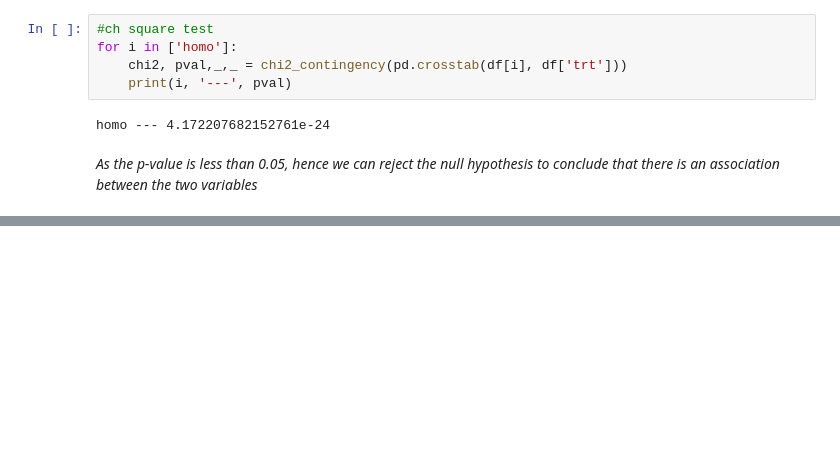
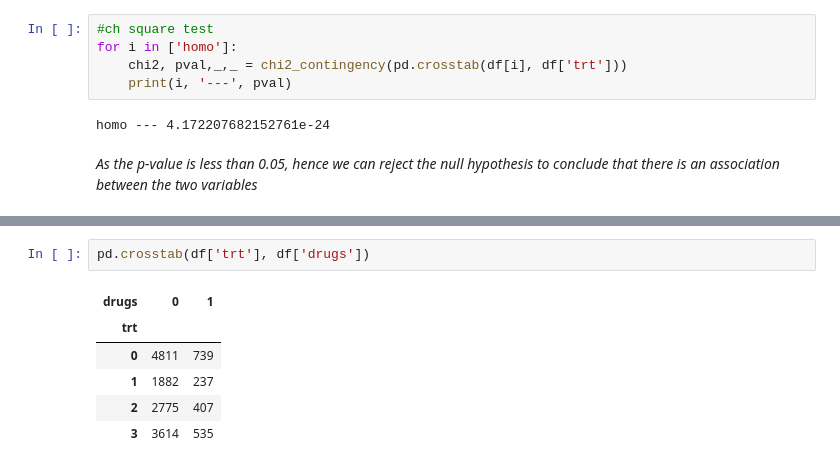
Before and after one commit to NityaVerma19/EDA-AIDS-virus-infection, a Jupyter notebook: eda-insights-on-aids-infection.ipynb, the cells around one changed output, grey strips where cells are left out. Saved outputs shown, nothing was run; the diff lists cells and outputs as text; blank space fills up the shorter version.

```diff
--- a/eda-insights-on-aids-infection.ipynb
+++ b/eda-insights-on-aids-infection.ipynb
@@ -2361,0 +2368,9 @@ homo --- 4.172207682152761e-24
+# %%
+pd.crosstab(df['trt'], df['drugs'])
+# %% [output]
+| drugs | 0 | 1 |
+| trt |  |  |
+| 0 | 4811 | 739 |
+| 1 | 1882 | 237 |
+| 2 | 2775 | 407 |
+| 3 | 3614 | 535 |
```
Also changed, not shown: parts of 2 cells of this notebook.
